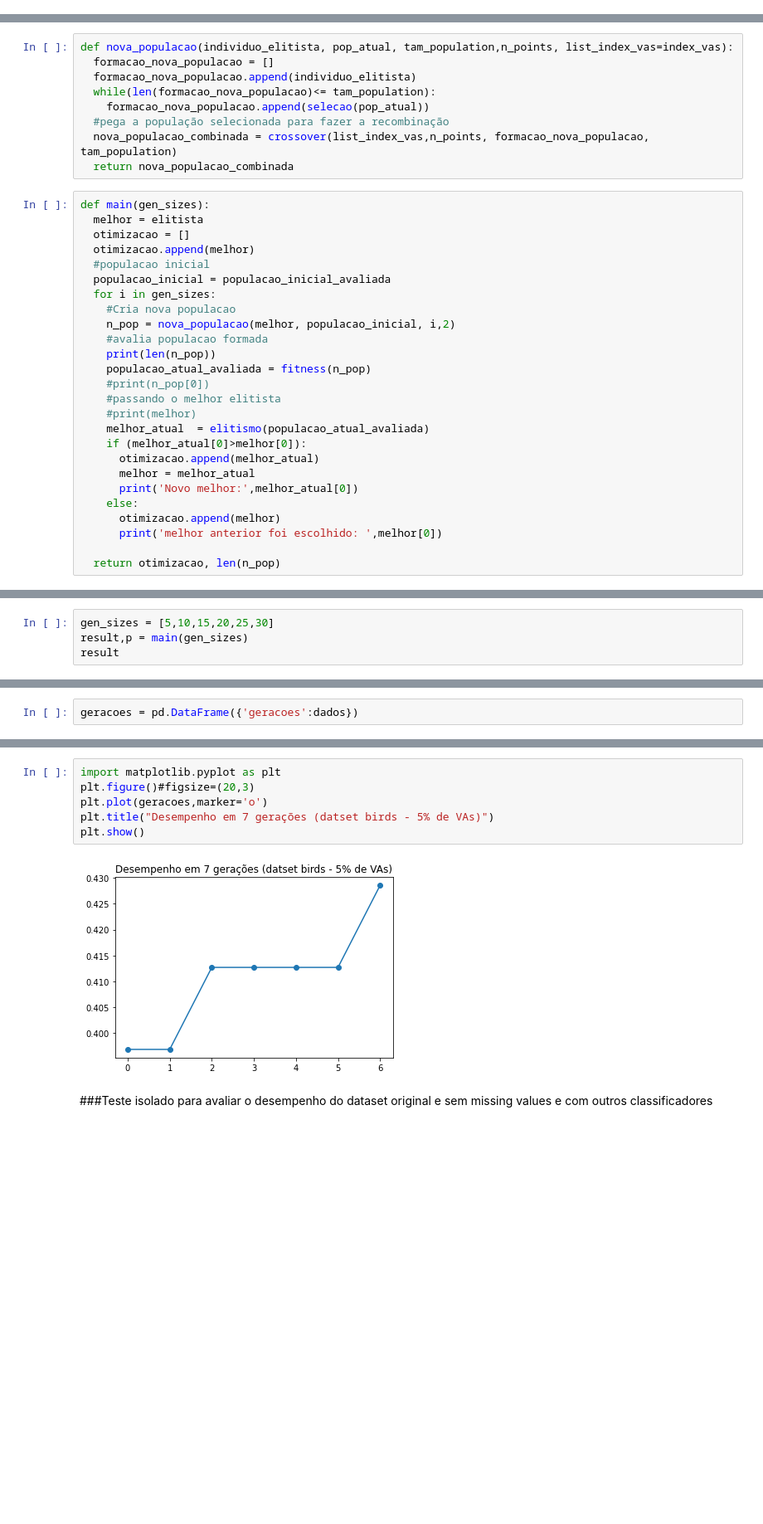
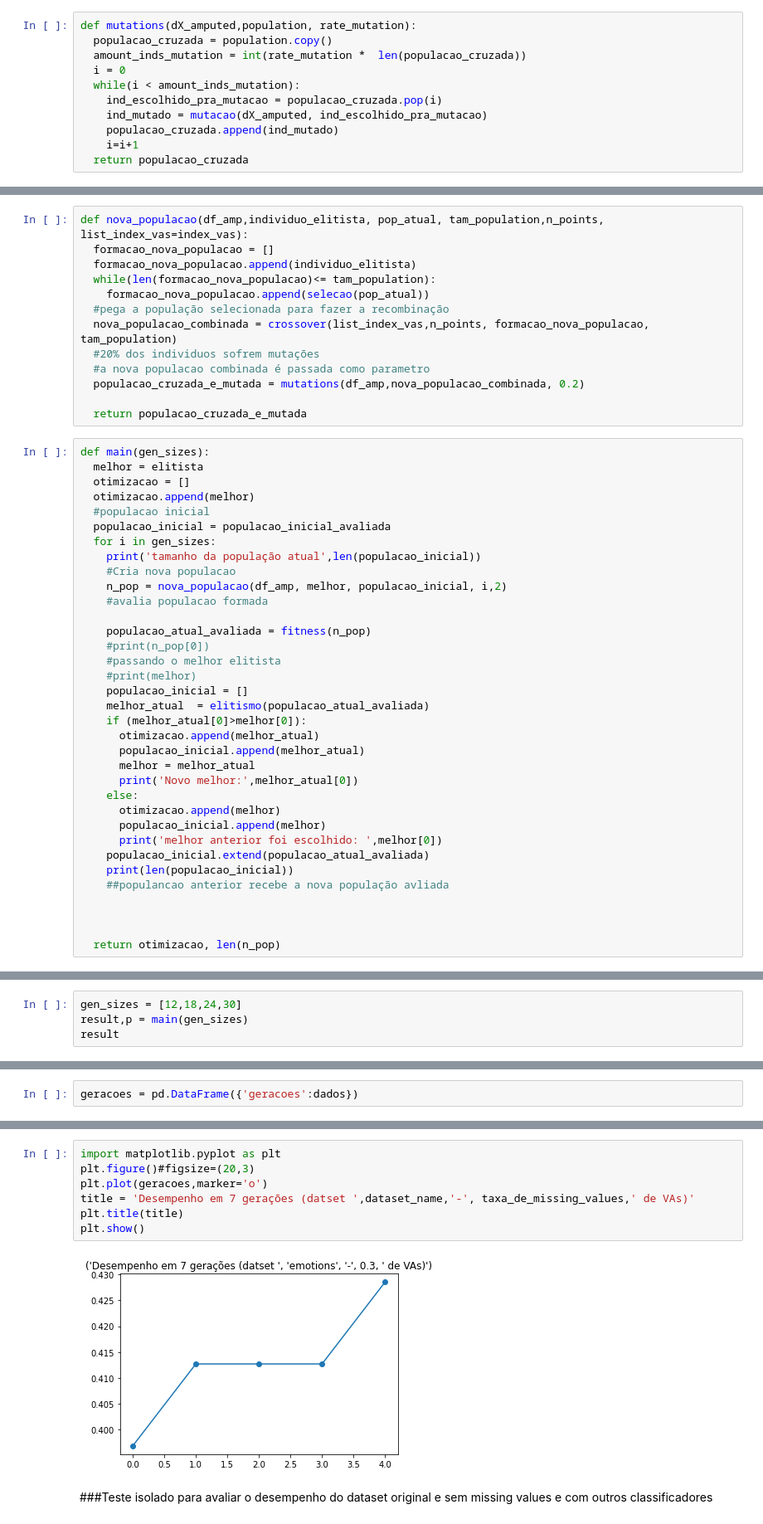
Before and after one commit to fabrycio30/machine-learning, a Jupyter notebook: 3_Evoimpy.ipynb, the cells around one changed output, grey strips where cells are left out. Shown at 83% size. Cells and saved outputs as stored; diff of their text form; blank space fills up the shorter version.

```diff
--- a/3_Evoimpy.ipynb
+++ b/3_Evoimpy.ipynb
@@ -885,0 +914,11 @@ def crossover(list_index_vas,n_points, new_population, tam_population):
+# %%
+def mutations(dX_amputed,population, rate_mutation):
+  populacao_cruzada = population.copy()
+  amount_inds_mutation = int(rate_mutation *  len(populacao_cruzada))
+  i = 0
+  while(i < amount_inds_mutation):
+    ind_escolhido_pra_mutacao = populacao_cruzada.pop(i)
+    ind_mutado = mutacao(dX_amputed, ind_escolhido_pra_mutacao)
+    populacao_cruzada.append(ind_mutado)
+    i=i+1
+  return populacao_cruzada
@@ -894,14 +967,18 @@ def crossover(list_index_vas,n_points, new_population, tam_population):
 4.   cruzamento: n-points
 5.   cruzamento: torneio
 # %%
-def nova_populacao(individuo_elitista, pop_atual, tam_population,n_points, list_index_vas=index_vas):
+def nova_populacao(df_amp,individuo_elitista, pop_atual, tam_population,n_points, list_index_vas=index_vas):
   formacao_nova_populacao = []
   formacao_nova_populacao.append(individuo_elitista)
   while(len(formacao_nova_populacao)<= tam_population):
     formacao_nova_populacao.append(selecao(pop_atual))
   #pega a população selecionada para fazer a recombinação
   nova_populacao_combinada = crossover(list_index_vas,n_points, formacao_nova_populacao, tam_population)
-  return nova_populacao_combinada
+  #20% dos individuos sofrem mutações
+  #a nova populacao combinada é passada como parametro
+  populacao_cruzada_e_mutada = mutations(df_amp,nova_populacao_combinada, 0.2)
+
+  return populacao_cruzada_e_mutada
 # %%
 def main(gen_sizes):
   melhor = elitista
@@ -910,28 +987,37 @@ def main(gen_sizes):
   #populacao inicial
   populacao_inicial = populacao_inicial_avaliada
   for i in gen_sizes:
+    print('tamanho da população atual',len(populacao_inicial))
     #Cria nova populacao
-    n_pop = nova_populacao(melhor, populacao_inicial, i,2)
+    n_pop = nova_populacao(df_amp, melhor, populacao_inicial, i,2)
     #avalia populacao formada
-    print(len(n_pop))
+
     populacao_atual_avaliada = fitness(n_pop)
     #print(n_pop[0])
     #passando o melhor elitista
     #print(melhor)
+    populacao_inicial = []
     melhor_atual  = elitismo(populacao_atual_avaliada)
     if (melhor_atual[0]>melhor[0]):
       otimizacao.append(melhor_atual)
+      populacao_inicial.append(melhor_atual)
       melhor = melhor_atual
       print('Novo melhor:',melhor_atual[0])
     else:
       otimizacao.append(melhor)
+      populacao_inicial.append(melhor)
       print('melhor anterior foi escolhido: ',melhor[0])
+    populacao_inicial.extend(populacao_atual_avaliada)
+    print(len(populacao_inicial))
+    ##populancao anterior recebe a nova população avliada
+
+
 
   return otimizacao, len(n_pop)
 # %% [markdown]
 # Running
 # %%
-gen_sizes = [5,10,15,20,25,30]
+gen_sizes = [12,18,24,30]
 result,p = main(gen_sizes)
 result
 # %% [output]
@@ -993,11 +1077,12 @@ geracoes
 # %%
 import matplotlib.pyplot as plt
 plt.figure()#figsize=(20,3)
 plt.plot(geracoes,marker='o')
-plt.title("Desempenho em 7 gerações (datset birds - 5% de VAs)")
+title = 'Desempenho em 7 gerações (datset ',dataset_name,'-', taxa_de_missing_values,' de VAs)'
+plt.title(title)
 plt.show()
 # %% [output]
-[figure, old version]
+[figure, new version]
 # %% [markdown]
 ###Teste isolado para avaliar o desempenho do dataset original e sem missing values e com outros classificadores
 # %%
```
Also changed, not shown: parts of 47 cells of this notebook.
